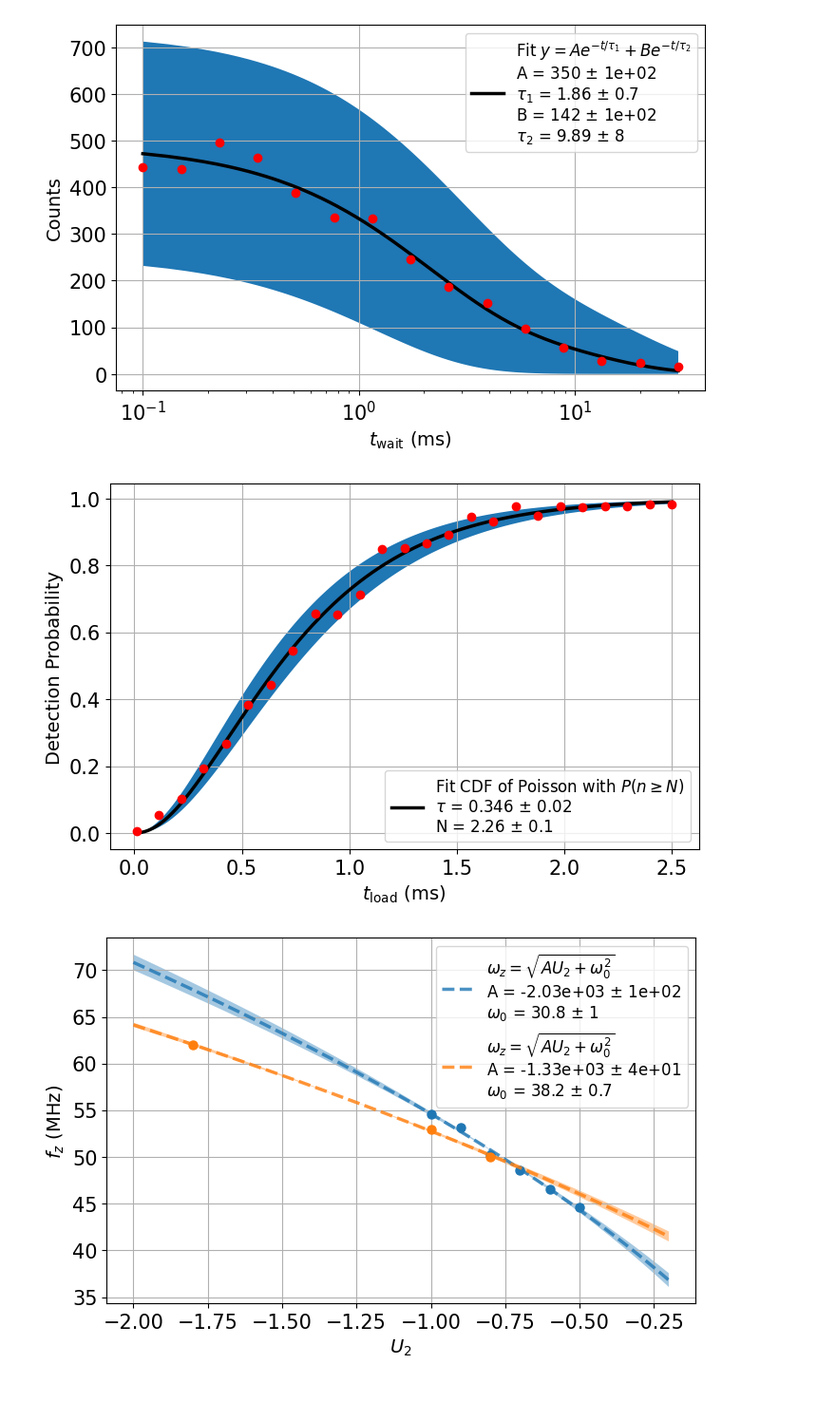
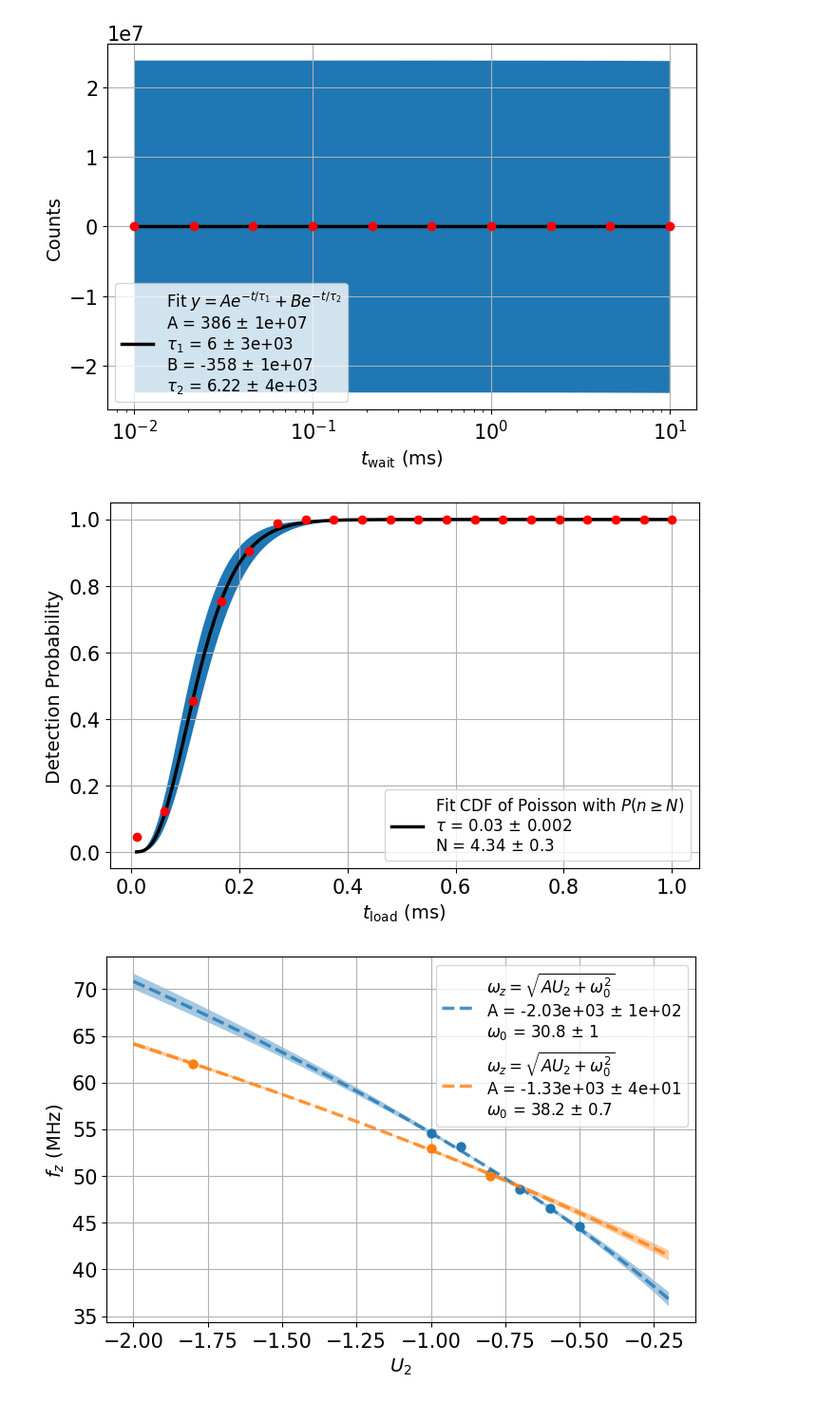
Before and after one commit to Andris-Huang/edes, a Jupyter notebook: edes/modules/data_analysis/electron_cloud_scratch.ipynb, the cells around one changed output. Shown at 95% size. Saved outputs shown, nothing was run; the diff lists cells and outputs as text; code cells hidden in the pictures.

```diff
--- a/edes/modules/data_analysis/electron_cloud_scratch.ipynb
+++ b/edes/modules/data_analysis/electron_cloud_scratch.ipynb
@@ -279,11 +286,11 @@ def plot_lifetime_N_scale(all_lifetimes, rep=5000):
 # %%
-plot_lifetime('artiq-nix/electron/artiq-master/results/2025-03-26/20/000007032-lifetime_experiment.h5')
+plot_lifetime('artiq/experiment/artiq-master/results/2025-09-11/19/000008086-lifetime_experiment.h5')
 # %% [output]
-[figure, old version]
+[figure, new version]
 # %%
-plot_loading('artiq-nix/electron/artiq-master/results/2025-03-26/20/000007031-loading_experiment.h5')
+plot_loading('artiq/experiment/artiq-master/results/2025-09-04/16/000007944-loading_experiment.h5')
 # %% [output]
-[figure, old version]
+[figure, new version]
 # %%
 fig, ax = plt.subplots(figsize=(8,5))
 fz = np.array([54.6, 53.2, 50.2, 48.6, 46.5, 44.6])
```
Also changed, not shown: parts of 3 cells of this notebook, 11 other files.
